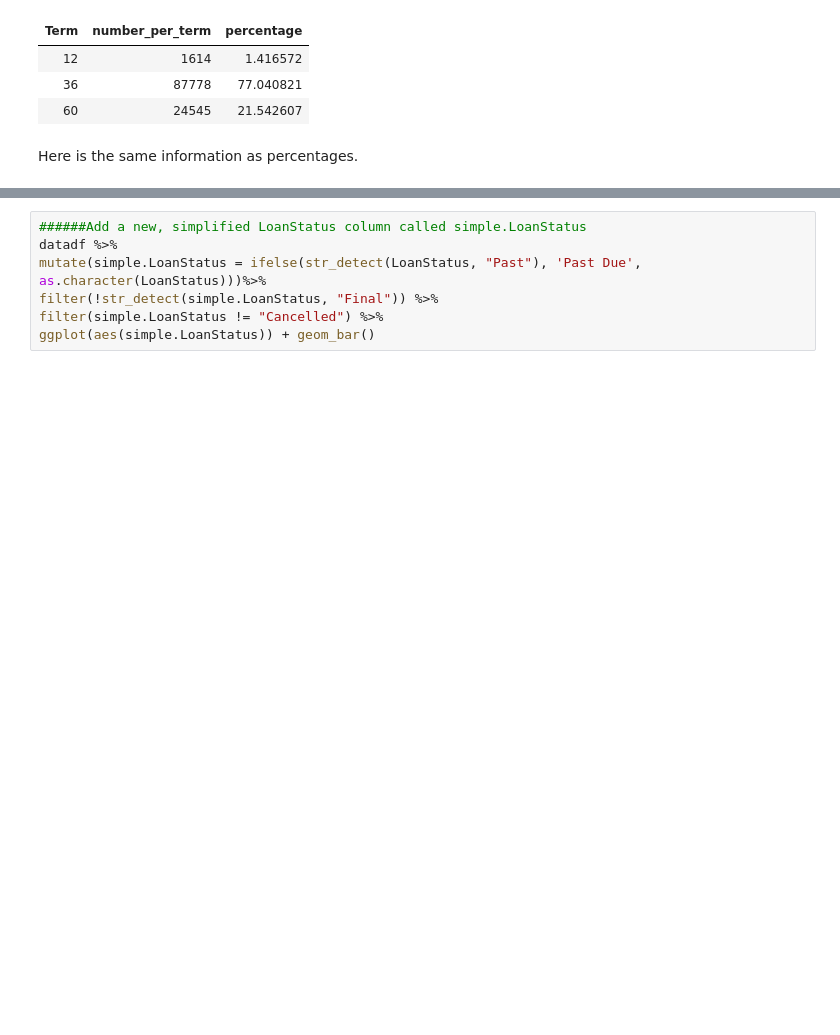
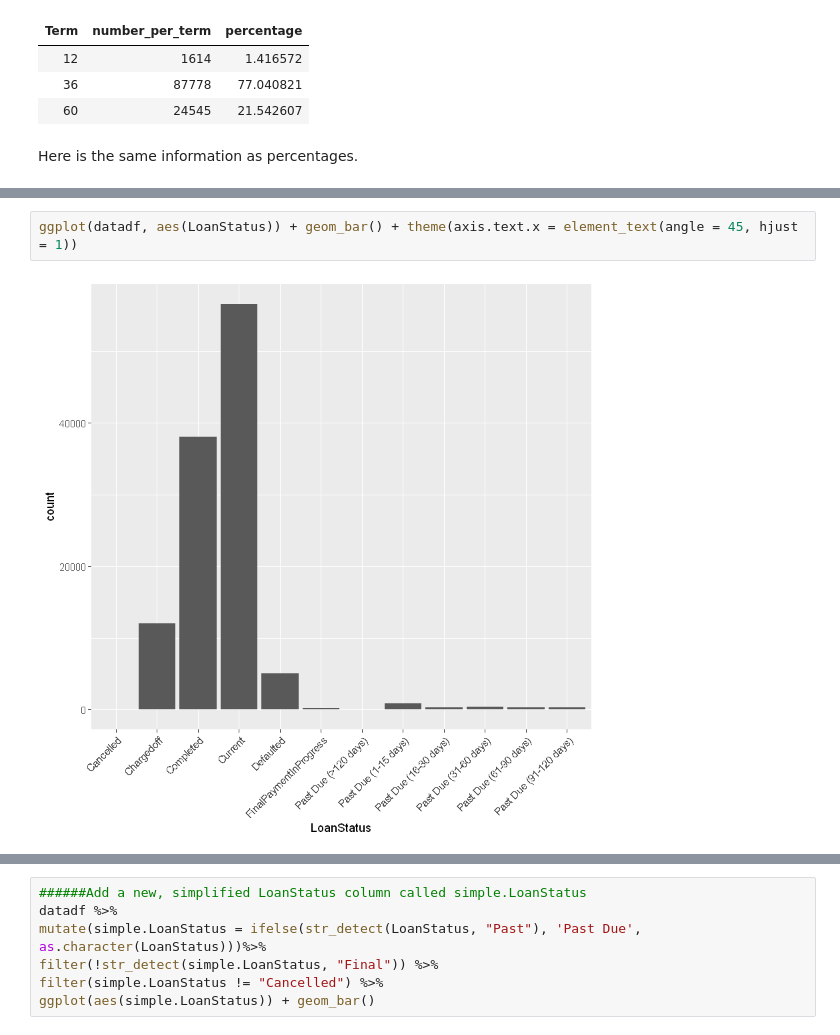
Before and after one commit to timdef/ProsperLoanEDA, a Jupyter notebook: UnivariateExploration.ipynb, the cells around one changed output, grey strips where cells are left out. Cells and saved outputs as stored; diff of their text form; blank space fills up the shorter version.

```diff
--- a/UnivariateExploration.ipynb
+++ b/UnivariateExploration.ipynb
@@ -200,0 +204,4 @@ ggplot(datadf, aes(LoanStatus)) + geom_bar()
+# %%
+ggplot(datadf, aes(LoanStatus)) + geom_bar() + theme(axis.text.x = element_text(angle = 45, hjust = 1))
+# %% [output]
+[figure, added]
```
Also changed, not shown: parts of 11 cells of this notebook.
